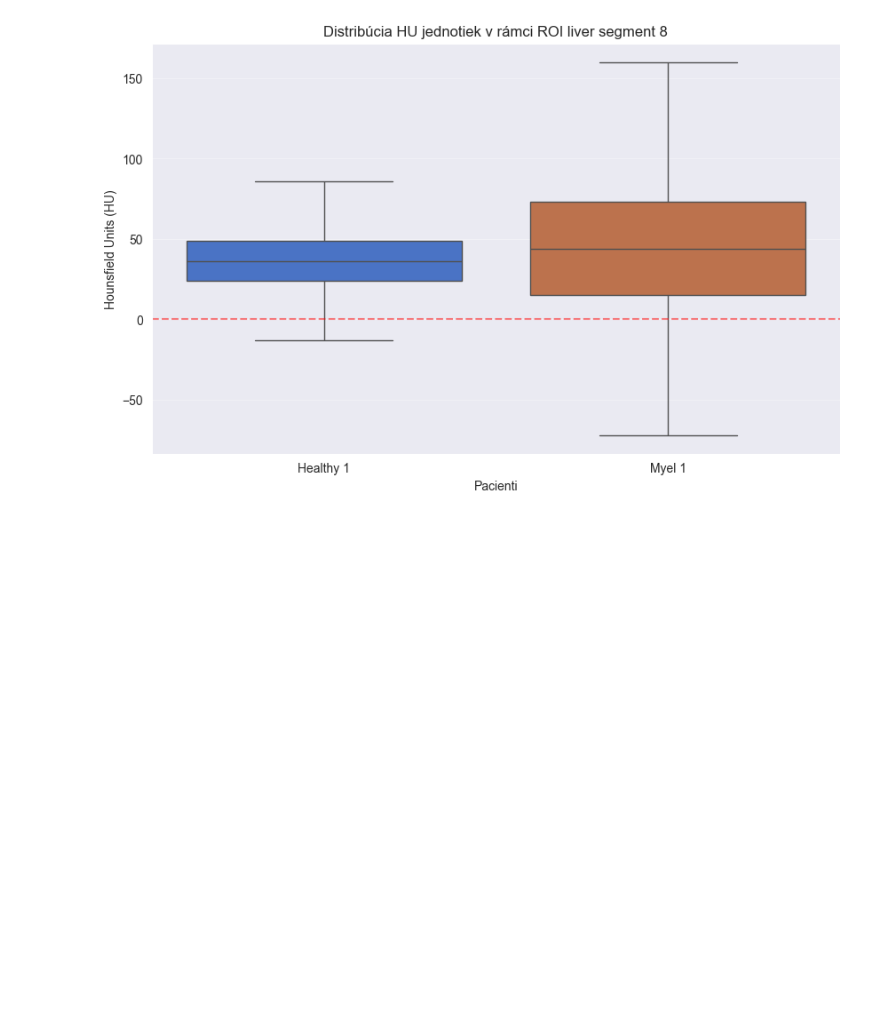
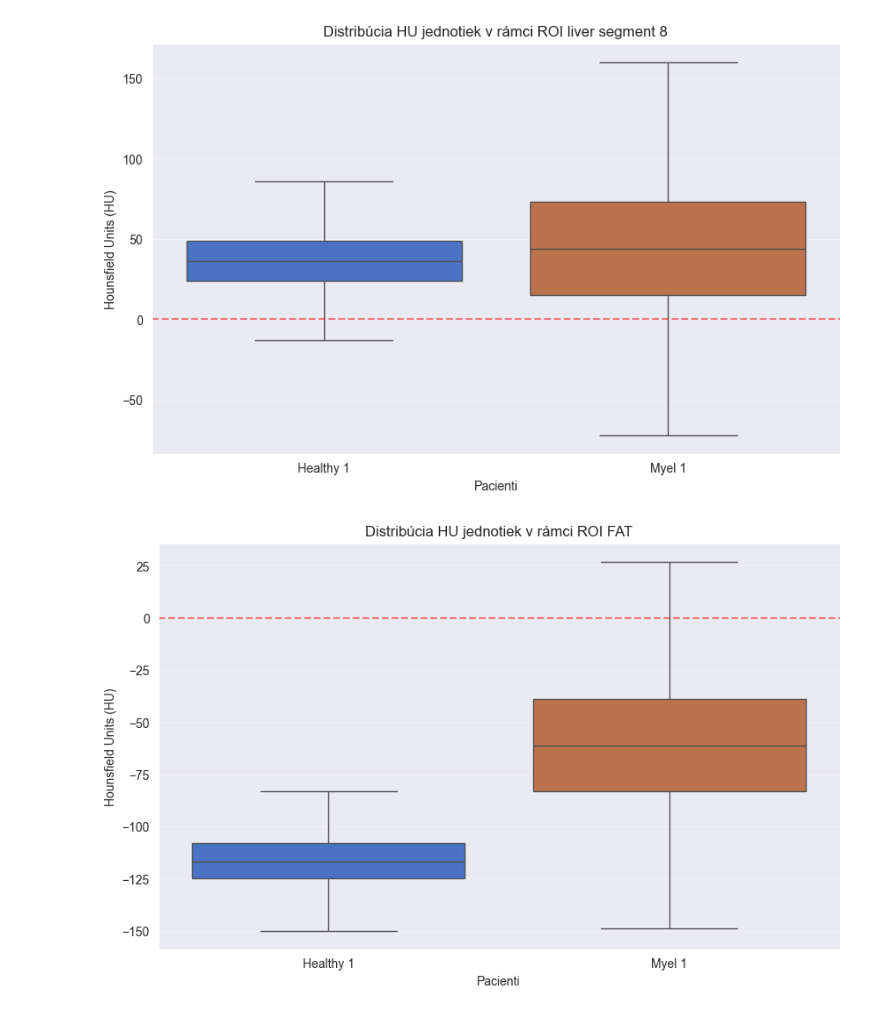
Before and after one commit to lukas1110/Analysis-of-multiple-myelomas-from-dual-CT, a Jupyter notebook: spine_level/HU_experiment.ipynb, the cells around one changed output. Drawn from its saved outputs; the diff is of its cells as text; code cells hidden in the pictures; blank space fills up the shorter version.

Commit message:
HU experiments between healthy and MM patients.

```diff
--- a/spine_level/HU_experiment.ipynb
+++ b/spine_level/HU_experiment.ipynb
@@ -168,8 +168,8 @@ def get_roi_values(img_path, mask_path):
     try:
         img = nib.load(img_path)
         mask = nib.load(mask_path)
-        img_data = img.get_fdata()
-        mask_data = mask.get_fdata()
+        img_data = np.asarray(img.dataobj, dtype=np.int16)
+        mask_data = np.asarray(mask.dataobj, dtype=np.uint8)
         return img_data[mask_data > 0]
     except Exception as e:
         print(f"Chyba pri načítaní {img_path}: {e}")
@@ -204,11 +204,11 @@ path_healthy = r"E:\DATA_Healthy_and_Myelom\DATA_Healthy"
 path_myelom = r"E:\DATA_Myelomy"
 
 # Zber a spájanie dát
-print("--- Zbieram dáta pre skupinu HEALTHY (10 pacientov) ---")
-combined_healthy = collect_group_data(path_healthy, limit=10)
+print("--- Zbieram dáta pre skupinu HEALTHY ---")
+combined_healthy = collect_group_data(path_healthy)
 
-print("\n--- Zbieram dáta pre skupinu MYELOMA (10 pacientov) ---")
-combined_myeloma = collect_group_data(path_myelom, limit=10)
+print("\n--- Zbieram dáta pre skupinu MYELOMA ---")
+combined_myeloma = collect_group_data(path_myelom)
 
 # Príprava dát pre vizualizáciu
 # Vytvoríme list dvoch polí
@@ -238,9 +238,4 @@ for i, d in enumerate(plot_data):
 
 plt.tight_layout()
 plt.show()
-
-# Výpis základnej štatistiky do konzoly
-print(f"\nŠtatistické zhrnutie:")
-print(f"Healthy - Medián: {np.median(combined_healthy):.2f} HU, Počet voxelov: {len(combined_healthy)}")
-print(f"Myeloma - Medián: {np.median(combined_myeloma):.2f} HU, Počet voxelov: {len(combined_myeloma)}")
 # %% [output]
@@ -321,3 +313,59 @@ plt.axhline(color='red', linestyle='--', alpha=0.5)
 plt.show()
 # %% [output]
 [figure]
+# %%
+import nibabel as nib
+import matplotlib.pyplot as plt
+import seaborn as sns
+
+def get_roi_values(img_path, mask_path):
+    # Načítanie CT obrazu a masky
+    img = nib.load(img_path)
+    mask = nib.load(mask_path)
+
+    # Prevod na numpy polia
+    img_data = img.get_fdata()
+    mask_data = mask.get_fdata()
+
+    # Extrakcia HU hodnôt tam, kde je maska aktívna (napr. hodnota 1)
+    roi_values = img_data[mask_data > 0]
+
+    return roi_values
+
+# Cesty k tvojim súborom (uprav si ich podľa reality)
+data_config = [
+    {"img": r"E:\DATA_Healthy_and_Myelom\DATA_Healthy\Healthy_010\healthy_010_konv.nii.gz",
+     "mask": r"E:\DATA_Healthy_and_Myelom\DATA_Healthy\Healthy_010\healthy_010_konv_fat_segment.nii.gz",
+     "label": "Healthy 1"},
+    {"img": r"E:\DATA_Healthy_and_Myelom\DATA_MM_Stage1\Myel_001\myel_001_konv.nii.gz",
+     "mask": r"E:\DATA_Healthy_and_Myelom\DATA_MM_Stage1\Myel_001\myel_001_konv_fat_segment.nii.gz",
+     "label": "Myel 1"}
+]
+
+all_values = []
+labels = []
+
+# Spracovanie dát
+for p in data_config:
+    values = get_roi_values(p['img'], p['mask'])
+    all_values.append(values)
+    labels.append(p['label'])
+
+# Vizualizácia
+plt.figure(figsize=(10, 6))
+sns.set_style("darkgrid")
+
+# Vytvorenie boxplotu
+sns.boxplot(data=all_values, showfliers=False)
+
+# Formátovanie grafu
+plt.xticks(range(len(labels)), labels)
+plt.title('Distribúcia HU jednotiek v rámci ROI FAT')
+plt.ylabel('Hounsfield Units (HU)')
+plt.xlabel('Pacienti')
+
+# Pridanie horizontálnej čiary pre nulu (voda), ak chceš referenciu
+plt.axhline(color='red', linestyle='--', alpha=0.5)
+plt.show()
+# %% [output]
+[figure, added]
```
Also changed, not shown: parts of 3 cells of this notebook, 2 other files.
